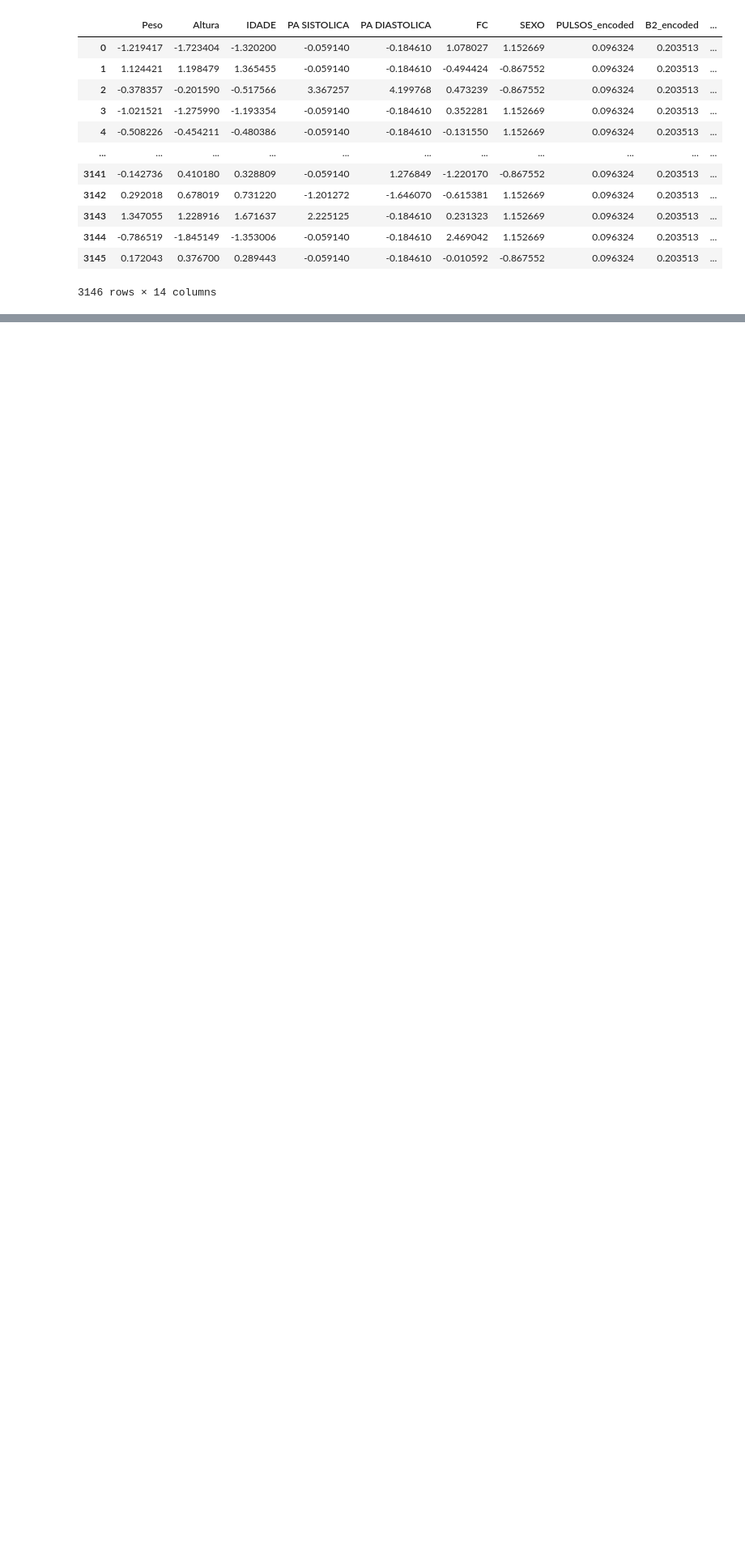
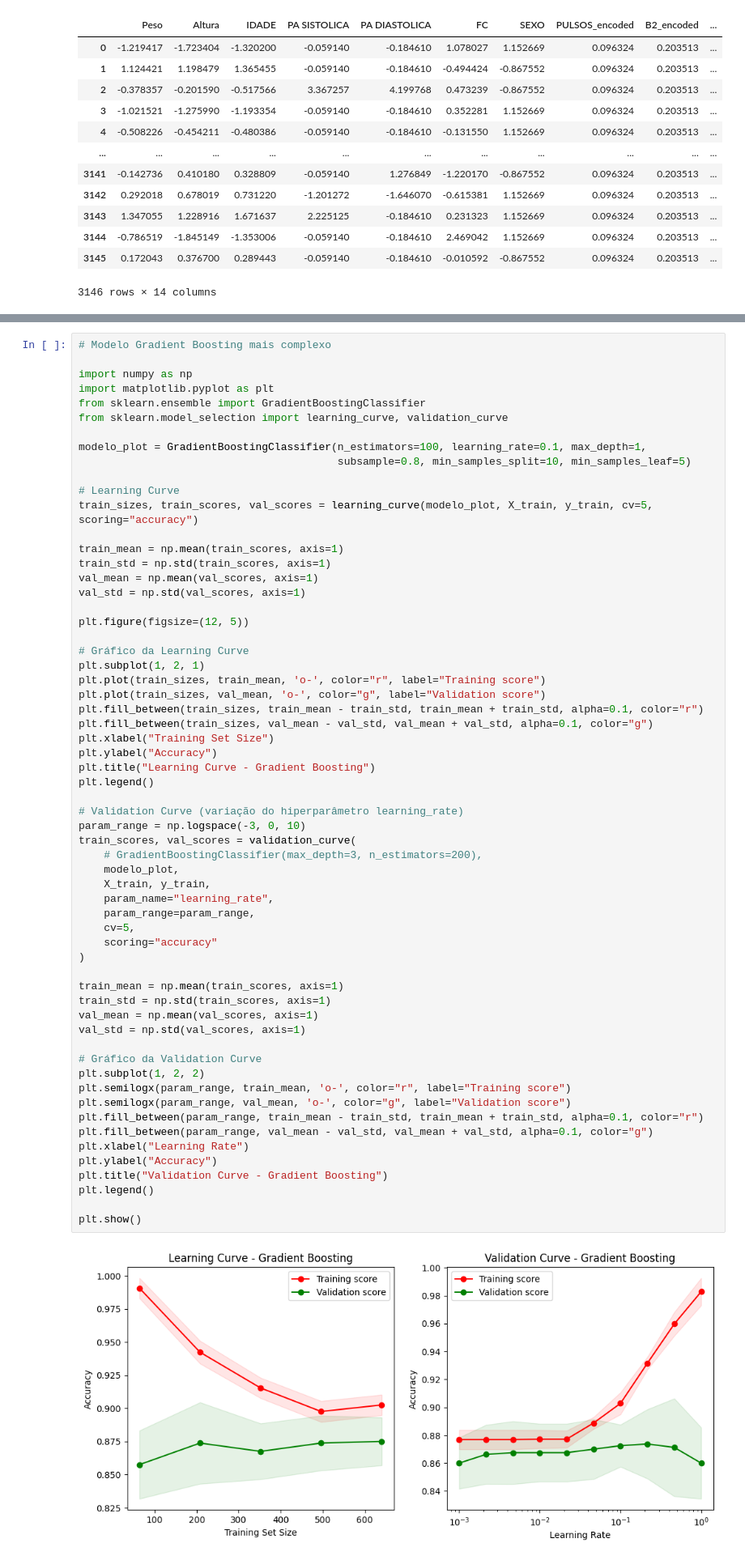
Before and after one commit to paulacaires/Projeto_AM, a Jupyter notebook: main(1).ipynb, the cells around one changed output, grey strips where cells are left out. Shown at 81% size. Cells and saved outputs as stored; diff of their text form; blank space fills up the shorter version.

```diff
--- a/main(1).ipynb
+++ b/main(1).ipynb
@@ -1564,0 +1628,63 @@ Removendo 0 objetos com mais ou igual do que 10 colunas nulas.
+# %%
+# Modelo Gradient Boosting mais complexo
+
+import numpy as np
+import matplotlib.pyplot as plt
+from sklearn.ensemble import GradientBoostingClassifier
+from sklearn.model_selection import learning_curve, validation_curve
+
+modelo_plot = GradientBoostingClassifier(n_estimators=100, learning_rate=0.1, max_depth=1,
+                                         subsample=0.8, min_samples_split=10, min_samples_leaf=5)
+
+# Learning Curve
+train_sizes, train_scores, val_scores = learning_curve(modelo_plot, X_train, y_train, cv=5, scoring="accuracy")
+
+train_mean = np.mean(train_scores, axis=1)
+train_std = np.std(train_scores, axis=1)
+val_mean = np.mean(val_scores, axis=1)
+val_std = np.std(val_scores, axis=1)
+
+plt.figure(figsize=(12, 5))
+
+# Gráfico da Learning Curve
+plt.subplot(1, 2, 1)
+plt.plot(train_sizes, train_mean, 'o-', color="r", label="Training score")
+plt.plot(train_sizes, val_mean, 'o-', color="g", label="Validation score")
+plt.fill_between(train_sizes, train_mean - train_std, train_mean + train_std, alpha=0.1, color="r")
+plt.fill_between(train_sizes, val_mean - val_std, val_mean + val_std, alpha=0.1, color="g")
+plt.xlabel("Training Set Size")
+plt.ylabel("Accuracy")
+plt.title("Learning Curve - Gradient Boosting")
+plt.legend()
+
+# Validation Curve (variação do hiperparâmetro learning_rate)
+param_range = np.logspace(-3, 0, 10)
+train_scores, val_scores = validation_curve(
+    # GradientBoostingClassifier(max_depth=3, n_estimators=200),
+    modelo_plot,
+    X_train, y_train,
+    param_name="learning_rate",
+    param_range=param_range,
+    cv=5,
+    scoring="accuracy"
+)
+
+train_mean = np.mean(train_scores, axis=1)
+train_std = np.std(train_scores, axis=1)
+val_mean = np.mean(val_scores, axis=1)
+val_std = np.std(val_scores, axis=1)
+
+# Gráfico da Validation Curve
+plt.subplot(1, 2, 2)
+plt.semilogx(param_range, train_mean, 'o-', color="r", label="Training score")
+plt.semilogx(param_range, val_mean, 'o-', color="g", label="Validation score")
+plt.fill_between(param_range, train_mean - train_std, train_mean + train_std, alpha=0.1, color="r")
+plt.fill_between(param_range, val_mean - val_std, val_mean + val_std, alpha=0.1, color="g")
+plt.xlabel("Learning Rate")
+plt.ylabel("Accuracy")
+plt.title("Validation Curve - Gradient Boosting")
+plt.legend()
+
+plt.show()
+# %% [output]
+[figure, added]
```
Also changed, not shown: parts of 5 cells of this notebook.
